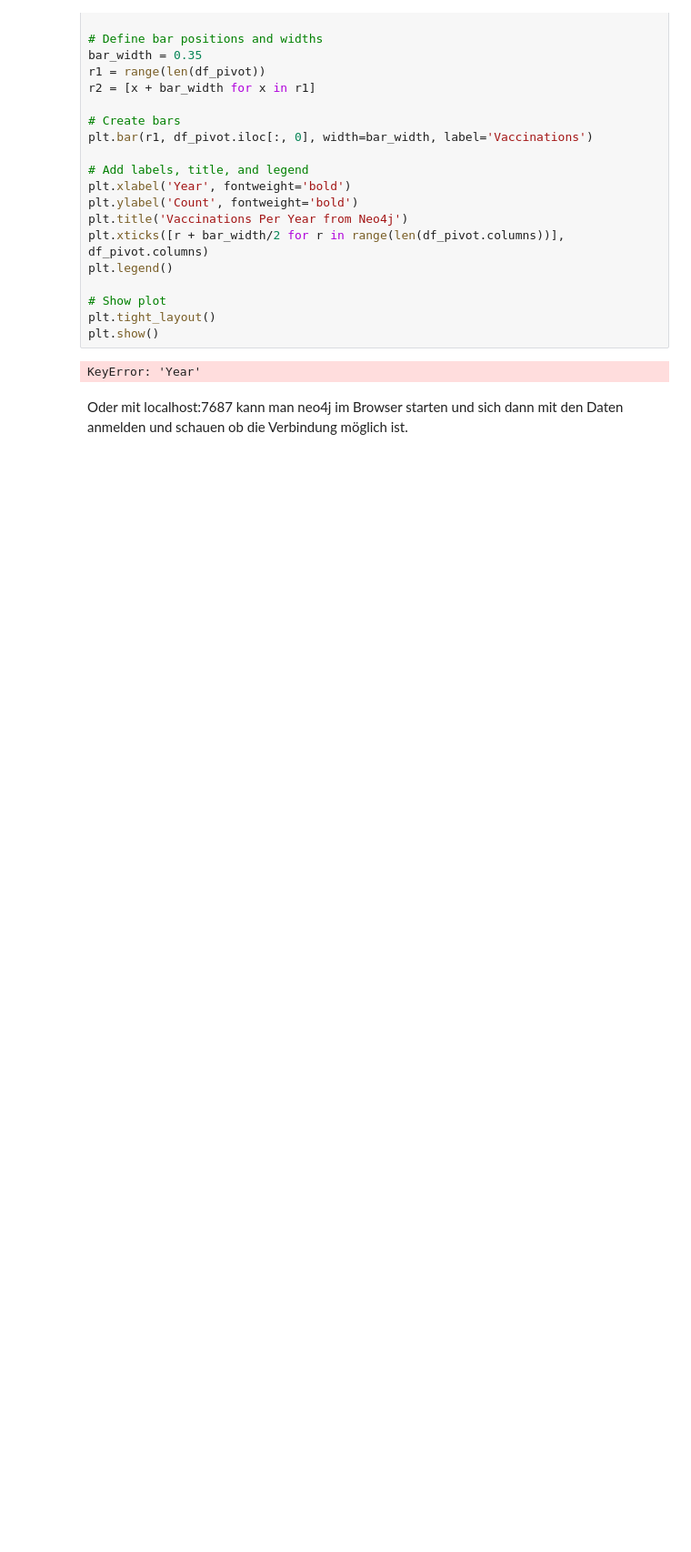
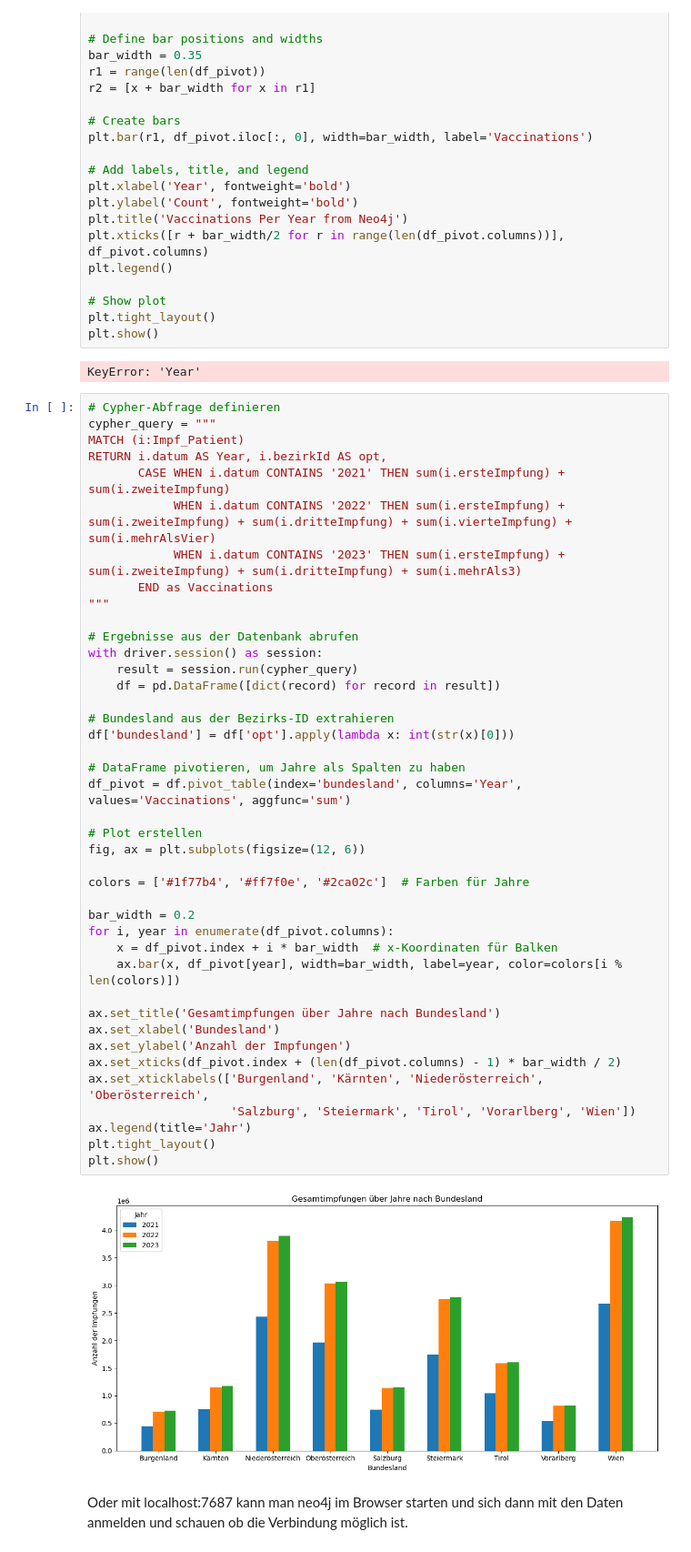
Before and after one commit to wi22b085/big-data, a Jupyter notebook: Neo4J/Neo4J.ipynb, the cells around one changed output. Shown at 91% size. Cells and saved outputs as stored; diff of their text form; blank space fills up the shorter version.

Commit message:
Gesamtimpfungen über Jahre nach Bundeslang hinzugefügt

```diff
--- a/Neo4J/Neo4J.ipynb
+++ b/Neo4J/Neo4J.ipynb
@@ -664,6 +664,49 @@ plt.tight_layout()
 plt.show()
 # %% [output]
 KeyError: 'Year'
+# %%
+# Cypher-Abfrage definieren
+cypher_query = """
+MATCH (i:Impf_Patient)
+RETURN i.datum AS Year, i.bezirkId AS opt,
+       CASE WHEN i.datum CONTAINS '2021' THEN sum(i.ersteImpfung) + sum(i.zweiteImpfung)
+            WHEN i.datum CONTAINS '2022' THEN sum(i.ersteImpfung) + sum(i.zweiteImpfung) + sum(i.dritteImpfung) + sum(i.vierteImpfung) + sum(i.mehrAlsVier)
+            WHEN i.datum CONTAINS '2023' THEN sum(i.ersteImpfung) + sum(i.zweiteImpfung) + sum(i.dritteImpfung) + sum(i.mehrAls3)
+       END as Vaccinations
+"""
+
+# Ergebnisse aus der Datenbank abrufen
+with driver.session() as session:
+    result = session.run(cypher_query)
+    df = pd.DataFrame([dict(record) for record in result])
+
+# Bundesland aus der Bezirks-ID extrahieren
+df['bundesland'] = df['opt'].apply(lambda x: int(str(x)[0]))
+
+# DataFrame pivotieren, um Jahre als Spalten zu haben
+df_pivot = df.pivot_table(index='bundesland', columns='Year', values='Vaccinations', aggfunc='sum')
+
+# Plot erstellen
+fig, ax = plt.subplots(figsize=(12, 6))
+
+colors = ['#1f77b4', '#ff7f0e', '#2ca02c']  # Farben für Jahre
+
+bar_width = 0.2
+for i, year in enumerate(df_pivot.columns):
+    x = df_pivot.index + i * bar_width  # x-Koordinaten für Balken
+    ax.bar(x, df_pivot[year], width=bar_width, label=year, color=colors[i % len(colors)])
+
+ax.set_title('Gesamtimpfungen über Jahre nach Bundesland')
+ax.set_xlabel('Bundesland')
+ax.set_ylabel('Anzahl der Impfungen')
+ax.set_xticks(df_pivot.index + (len(df_pivot.columns) - 1) * bar_width / 2)
+ax.set_xticklabels(['Burgenland', 'Kärnten', 'Niederösterreich', 'Oberösterreich',
+                    'Salzburg', 'Steiermark', 'Tirol', 'Vorarlberg', 'Wien'])
+ax.legend(title='Jahr')
+plt.tight_layout()
+plt.show()
+# %% [output]
+[figure, added]
 # %% [markdown]
 Oder mit localhost:7687 kann man neo4j im Browser starten und sich dann mit den Daten anmelden und schauen ob die Verbindung möglich ist.
 # %% [markdown]
```
Also changed, not shown: parts of 14 cells of this notebook, 1 other file.
